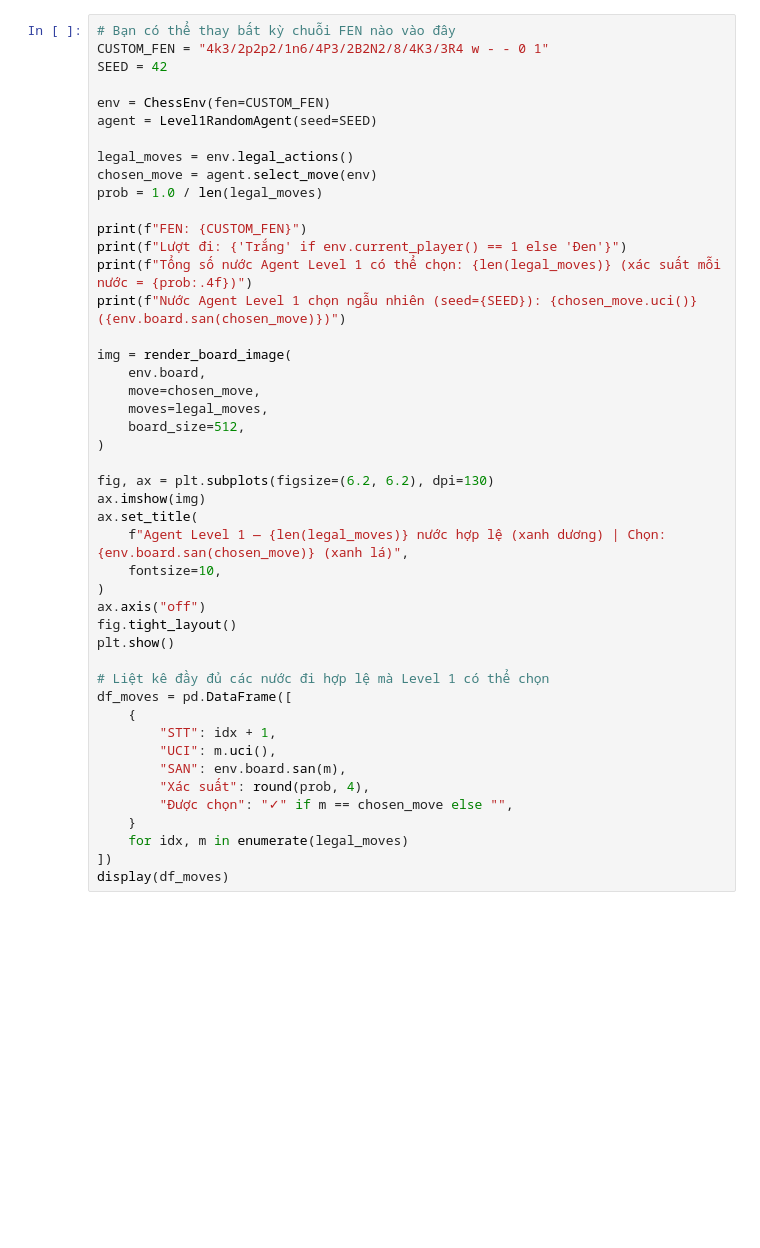
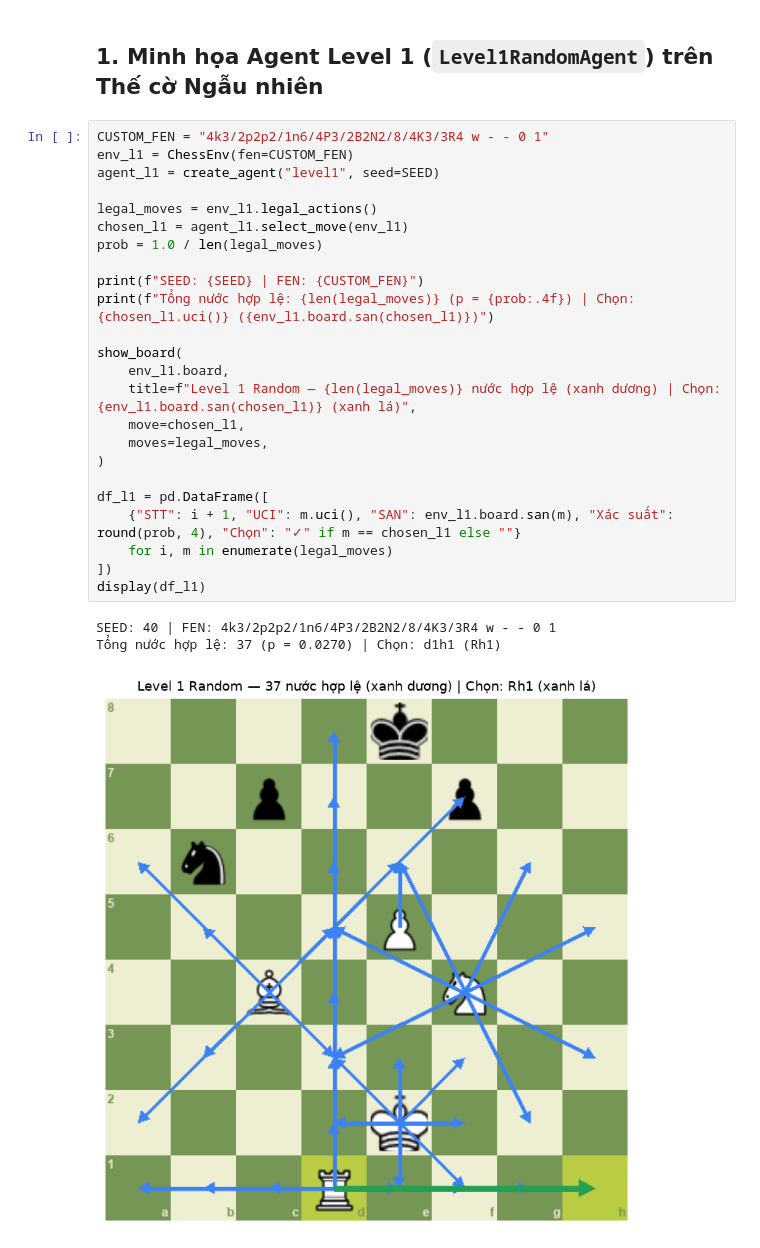
Before and after one commit to VoVanTuan284/101_TTNTNC, a Jupyter notebook: notebooks/ve_anh_custom.ipynb, the cells around one changed output. Drawn from its saved outputs; the diff is of its cells as text; blank space fills up the shorter version.

```diff
--- a/notebooks/ve_anh_custom.ipynb
+++ b/notebooks/ve_anh_custom.ipynb
@@ -23,46 +61,30 @@ from chess_ai.ui.board_renderer import render_board_image
-# %%
-# Bạn có thể thay bất kỳ chuỗi FEN nào vào đây
-CUSTOM_FEN = "4k3/2p2p2/1n6/4P3/2B2N2/8/4K3/3R4 w - - 0 1"
-SEED = 42
-
-env = ChessEnv(fen=CUSTOM_FEN)
-agent = Level1RandomAgent(seed=SEED)
-
-legal_moves = env.legal_actions()
-chosen_move = agent.select_move(env)
-prob = 1.0 / len(legal_moves)
-
-print(f"FEN: {CUSTOM_FEN}")
-print(f"Lượt đi: {'Trắng' if env.current_player() == 1 else 'Đen'}")
-print(f"Tổng số nước Agent Level 1 có thể chọn: {len(legal_moves)} (xác suất mỗi nước = {prob:.4f})")
-print(f"Nước Agent Level 1 chọn ngẫu nhiên (seed={SEED}): {chosen_move.uci()} ({env.board.san(chosen_move)})")
-
-img = render_board_image(
-    env.board,
-    move=chosen_move,
-    moves=legal_moves,
-    board_size=512,
-)
-
-fig, ax = plt.subplots(figsize=(6.2, 6.2), dpi=130)
-ax.imshow(img)
-ax.set_title(
-    f"Agent Level 1 — {len(legal_moves)} nước hợp lệ (xanh dương) | Chọn: {env.board.san(chosen_move)} (xanh lá)",
-    fontsize=10,
-)
-ax.axis("off")
-fig.tight_layout()
-plt.show()
-
-# Liệt kê đầy đủ các nước đi hợp lệ mà Level 1 có thể chọn
-df_moves = pd.DataFrame([
-    {
-        "STT": idx + 1,
-        "UCI": m.uci(),
-        "SAN": env.board.san(m),
-        "Xác suất": round(prob, 4),
-        "Được chọn": "✓" if m == chosen_move else "",
-    }
-    for idx, m in enumerate(legal_moves)
-])
-display(df_moves)
+# %% [markdown]
+## 1. Minh họa Agent Level 1 (`Level1RandomAgent`) trên Thế cờ Ngẫu nhiên
+# %%
+CUSTOM_FEN = "4k3/2p2p2/1n6/4P3/2B2N2/8/4K3/3R4 w - - 0 1"
+env_l1 = ChessEnv(fen=CUSTOM_FEN)
+agent_l1 = create_agent("level1", seed=SEED)
+
+legal_moves = env_l1.legal_actions()
+chosen_l1 = agent_l1.select_move(env_l1)
+prob = 1.0 / len(legal_moves)
+
+print(f"SEED: {SEED} | FEN: {CUSTOM_FEN}")
+print(f"Tổng nước hợp lệ: {len(legal_moves)} (p = {prob:.4f}) | Chọn: {chosen_l1.uci()} ({env_l1.board.san(chosen_l1)})")
+
+show_board(
+    env_l1.board,
+    title=f"Level 1 Random — {len(legal_moves)} nước hợp lệ (xanh dương) | Chọn: {env_l1.board.san(chosen_l1)} (xanh lá)",
+    move=chosen_l1,
+    moves=legal_moves,
+)
+
+df_l1 = pd.DataFrame([
+    {"STT": i + 1, "UCI": m.uci(), "SAN": env_l1.board.san(m), "Xác suất": round(prob, 4), "Chọn": "✓" if m == chosen_l1 else ""}
+    for i, m in enumerate(legal_moves)
+])
+display(df_l1)
+# %% [output]
+SEED: 40 | FEN: 4k3/2p2p2/1n6/4P3/2B2N2/8/4K3/3R4 w - - 0 1
+Tổng nước hợp lệ: 37 (p = 0.0270) | Chọn: d1h1 (Rh1)
+[figure, added]
```
Also changed, not shown: parts of 7 cells of this notebook.
